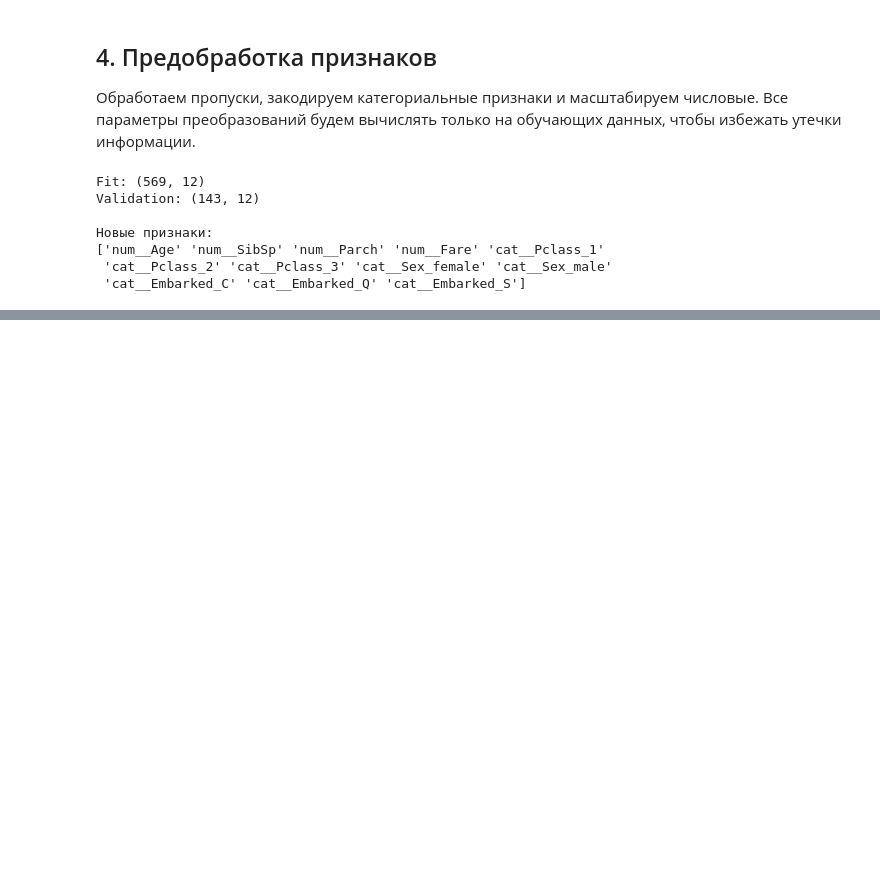
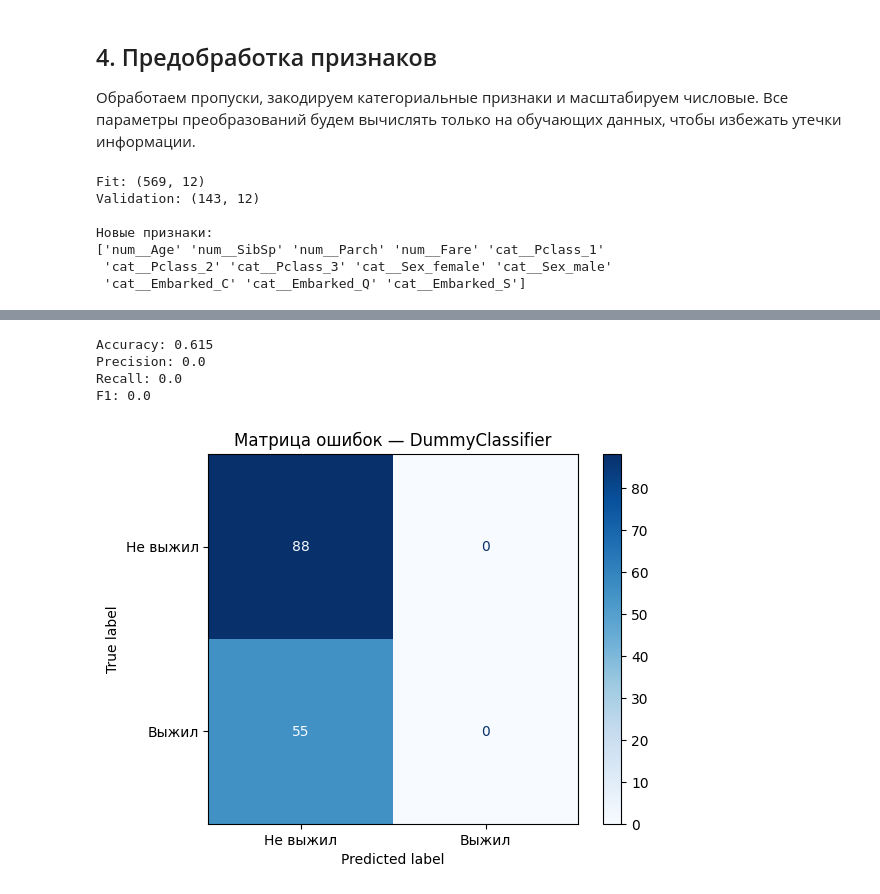
Before and after one commit to stdt106/ml_course_mai, a Jupyter notebook: lab02/lab02.ipynb, the cells around one changed output, grey strips where cells are left out. Drawn from its saved outputs; the diff is of its cells as text; code cells hidden in the pictures; blank space fills up the shorter version.

Commit message:
Добавил baseline и анализ ошибок

```diff
--- a/lab02/lab02.ipynb
+++ b/lab02/lab02.ipynb
@@ -203,0 +209,36 @@ Validation: (143, 12)
+# %%
+from sklearn.dummy import DummyClassifier
+from sklearn.metrics import (
+    accuracy_score,
+    precision_score,
+    recall_score,
+    f1_score,
+    ConfusionMatrixDisplay
+)
+
+baseline = DummyClassifier(strategy="most_frequent")
+baseline.fit(X_fit_processed, y_fit)
+
+y_pred_baseline = baseline.predict(X_val_processed)
+
+print("Accuracy:", round(accuracy_score(y_val, y_pred_baseline), 3))
+print("Precision:", round(precision_score(y_val, y_pred_baseline, zero_division=0), 3))
+print("Recall:", round(recall_score(y_val, y_pred_baseline, zero_division=0), 3))
+print("F1:", round(f1_score(y_val, y_pred_baseline, zero_division=0), 3))
+
+ConfusionMatrixDisplay.from_predictions(
+    y_val,
+    y_pred_baseline,
+    labels=[0, 1],
+    display_labels=["Не выжил", "Выжил"],
+    cmap="Blues"
+)
+
+plt.title("Матрица ошибок — DummyClassifier")
+plt.show()
+# %% [output]
+Accuracy: 0.615
+Precision: 0.0
+Recall: 0.0
+F1: 0.0
+[figure, added]
```
Also changed, not shown: parts of 2 cells of this notebook.
